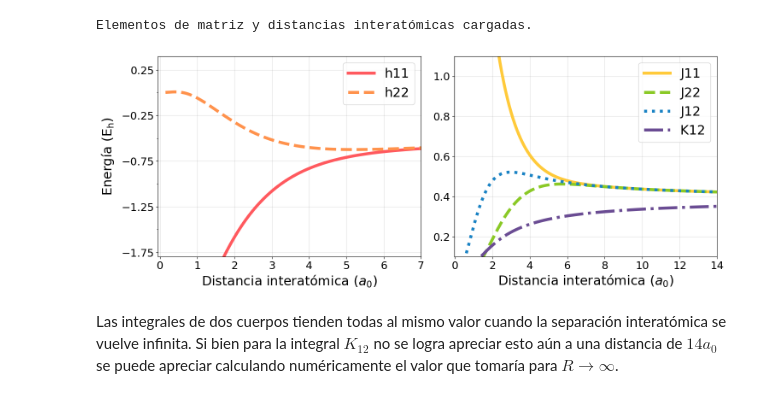
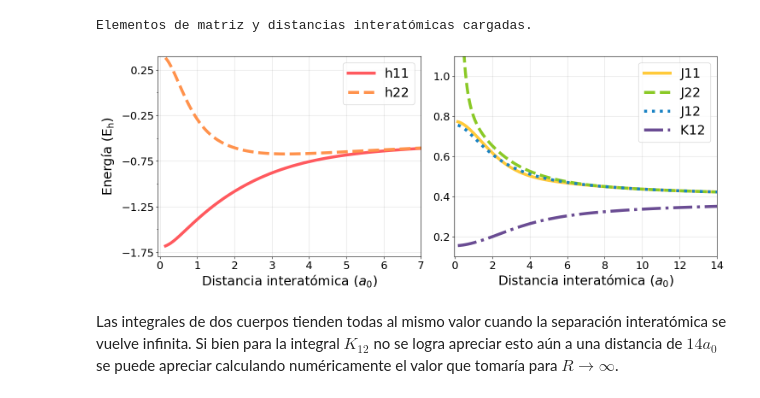
Before and after one commit to ro-sgr/tesis-licenciatura, a Jupyter notebook: (4) H2.ipynb, the cells around one changed output. Drawn from its saved outputs; the diff is of its cells as text; code cells hidden in the pictures.

```diff
--- a/(4) H2.ipynb
+++ b/(4) H2.ipynb
@@ -20,7 +20,7 @@ print("Energía hidrógeno:", EH_STO3G)
 Energía hidrógeno: -0.4665910279627299
 # %%
 # cargar elementos de matriz previamente calculados
-R, h11, h22, J11, J22, J12, K12, hnuc = elementos_H2('cargar')
+R, h11, h22, J11, J22, J12, K12, hnuc = elementos_H2('cargar', 'H2_STO3G')
 
 # calculo (y guardado) de elementos de matriz para diferentes distancias internucleares en un intervalo
 # intervalo = [0.15, 15.06, 0.05]
@@ -28,14 +28,16 @@ R, h11, h22, J11, J22, J12, K12, hnuc = elementos_H2('cargar')
 # %% [output]
 Elementos de matriz y distancias interatómicas cargadas.
 # %%
+# Graficar elementos de matriz
 linewidth, fontsize, labelsize, alpha = 5, 22, 18, 0.4
 elementos = [h11, h22, J11, J22, J12, K12]
 opciones = [linewidth, fontsize, labelsize, alpha]
-guardar = True
+guardar_img = True
+nombre = 'H2_STO3G_elementos_matriz'
 
-graficar_elementos_matriz(R, elementos, opciones, guardar)
+graficar_elementos_matriz(R, elementos, opciones, guardar_img, nombre)
 # %% [output]
-[figure, old version]
+[figure, new version]
 # %% [markdown]
 Las integrales de dos cuerpos tienden todas al mismo valor cuando la separación interatómica se vuelve infinita. Si bien para la integral $K_{12}$ no se logra apreciar esto aún a una distancia de $14a_0$ se puede apreciar calculando numéricamente el valor que tomaría para $R \to \infty$.
 # %%
```
Also changed, not shown: parts of 11 cells of this notebook, 39 other files.
